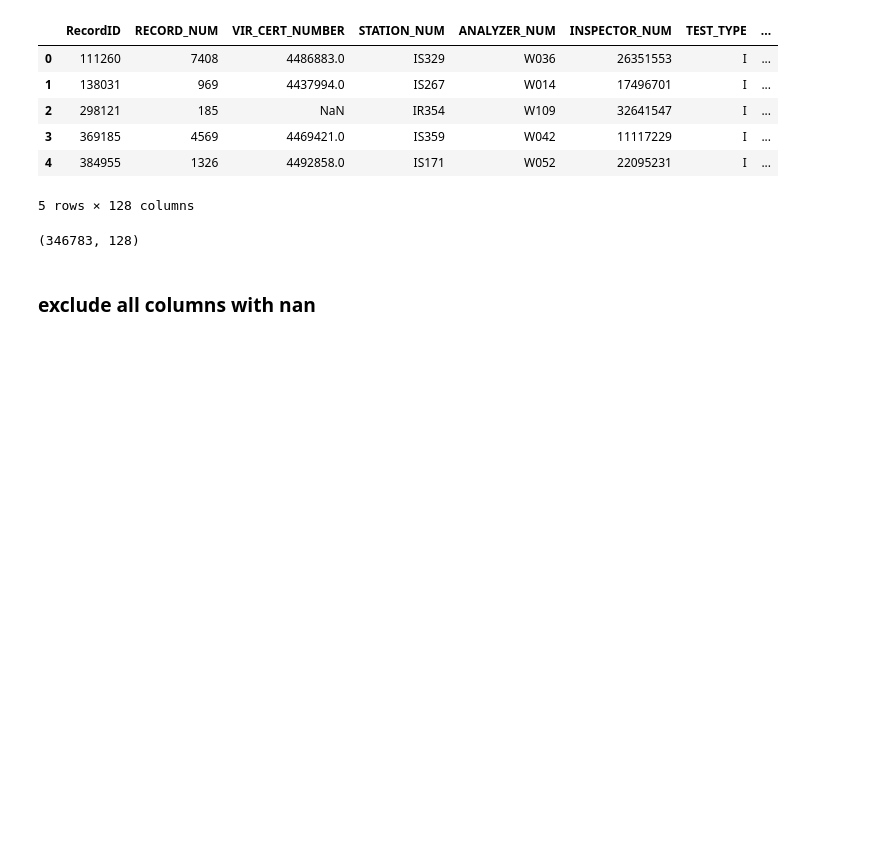
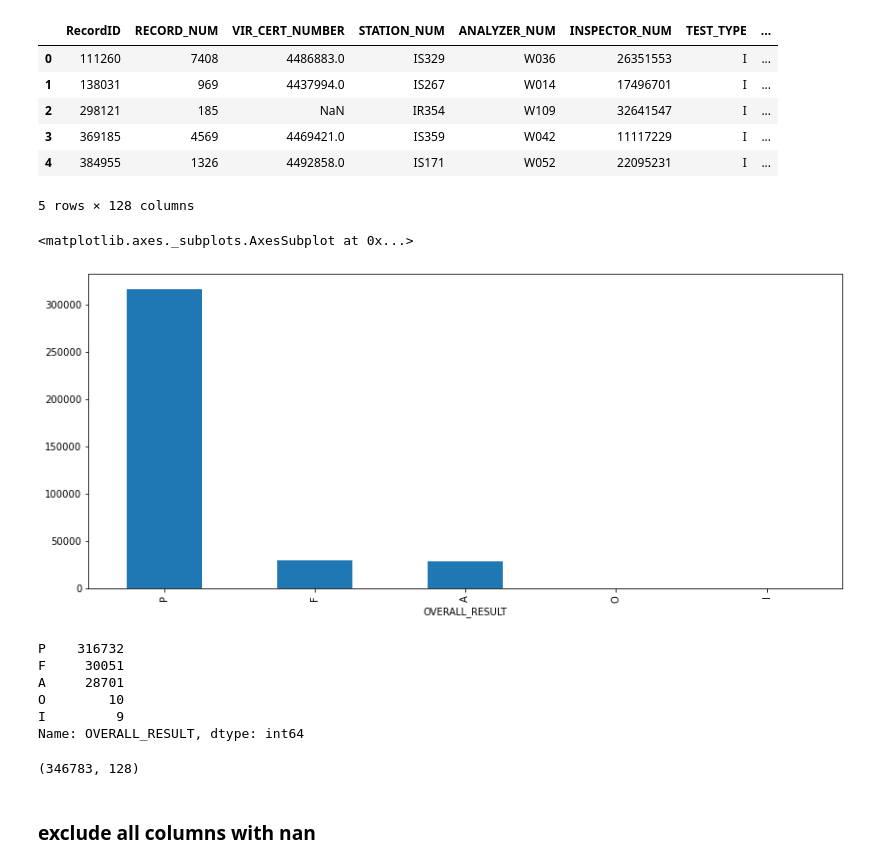
Before and after one commit to izzbizz/ds-lab, a Jupyter notebook: exploration/01_eda_minimal_model/modeling the overall-result variable.ipynb, the cells around one changed output. Cells and saved outputs as stored; diff of their text form; code cells hidden in the pictures; blank space fills up the shorter version.

Commit message:
EDA for sanity check modeling overall_result variable

```diff
--- a/exploration/01_eda_minimal_model/modeling the overall-result variable.ipynb
+++ b/exploration/01_eda_minimal_model/modeling the overall-result variable.ipynb
@@ -68,6 +72,21 @@ df_subset.head()
 | 3 | 369185 | 4569 | 4469421.0 | IS359 | W042 | 11117229 | I | ... |
 | 4 | 384955 | 1326 | 4492858.0 | IS171 | W052 | 22095231 | I | ... |
 5 rows × 128 columns
+# %%
+fig, ax = plt.subplots(figsize=(14,6))
+df_subset.groupby('OVERALL_RESULT').size().sort_values(ascending=False).head(60).plot.bar()
+# %% [output]
+<matplotlib.axes._subplots.AxesSubplot at 0x...>
+[figure, added]
+# %%
+df_subset.OVERALL_RESULT.value_counts()
+# %% [output]
+P    316732
+F     30051
+A     28701
+O        10
+I         9
+Name: OVERALL_RESULT, dtype: int64
 # %%
 # Keep rows with only P or F in OVERALL RESULT
 df_subset = data_prep.keep_pass_fail(df_subset)
```
Also changed, not shown: parts of 2 cells of this notebook.
